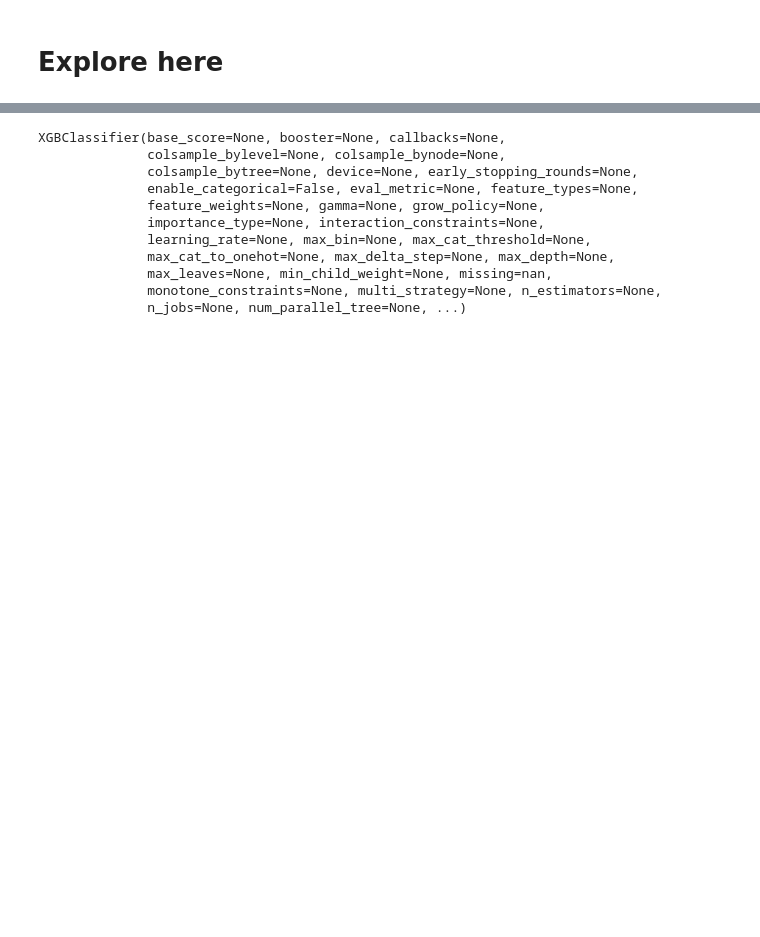
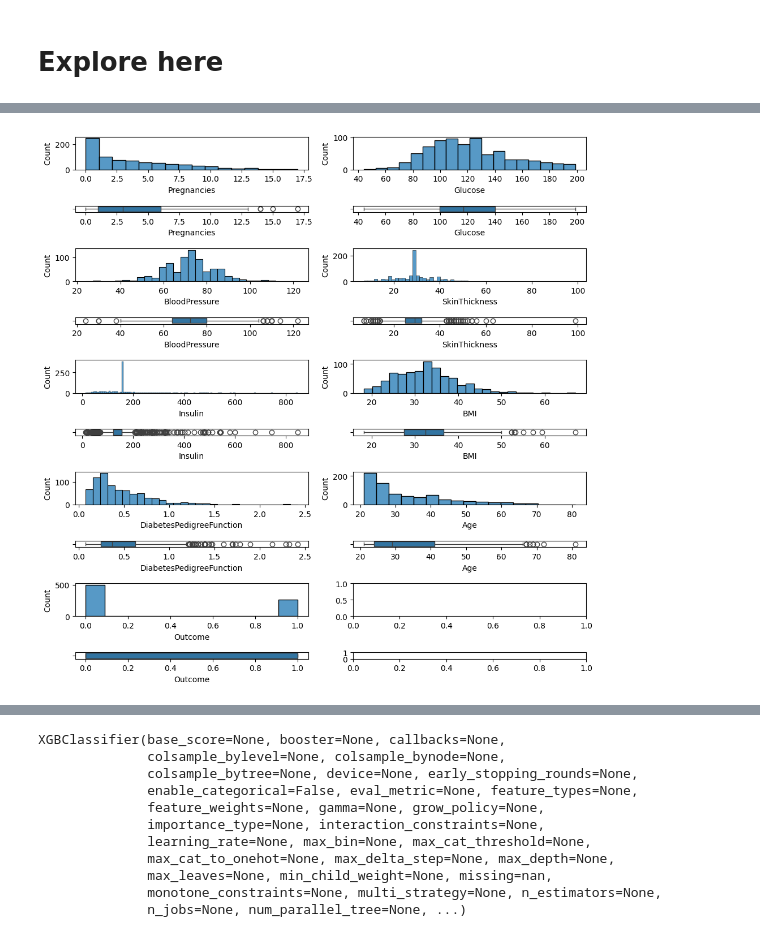
Before and after one commit to Fergo20011/boosting, a Jupyter notebook: src/explore.ipynb, the cells around one changed output, grey strips where cells are left out. Saved outputs shown, nothing was run; the diff lists cells and outputs as text; code cells hidden in the pictures; blank space fills up the shorter version.

```diff
--- a/src/explore.ipynb
+++ b/src/explore.ipynb
@@ -30,0 +119,5 @@ df.describe()
+# %%
+from Feroz import analisis_numerico_numerico
+analisis_numerico_numerico(df,'Outcome')
+# %% [output]
+[figure, added]
```
Also changed, not shown: parts of 21 cells of this notebook, 2 other files.
